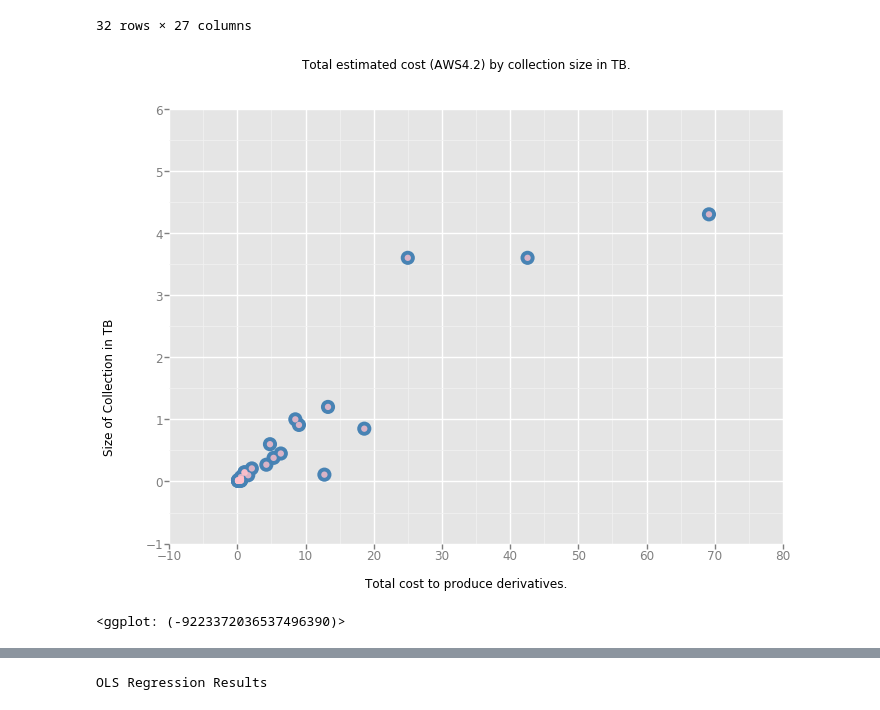
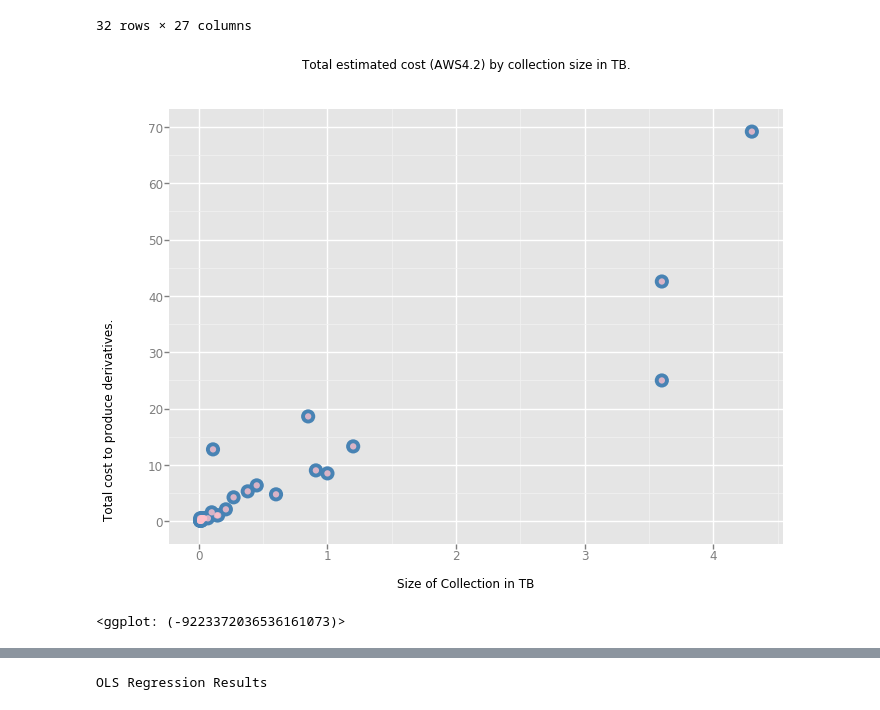
Before and after one commit to greebie/scatterdemo, a Jupyter notebook: Scatterplot Examples.ipynb, the cells around one changed output, grey strips where cells are left out. Cells and saved outputs as stored; diff of their text form; code cells hidden in the pictures.

```diff
--- a/Scatterplot Examples.ipynb
+++ b/Scatterplot Examples.ipynb
@@ -154,19 +151,17 @@ susData
 32 rows × 27 columns
 # %%
 TITLE = ggtitle("Total estimated cost (AWS4.2) by collection size in TB.")
-XLAB = xlab("Total cost to produce derivatives.")
-YLAB = ylab("Size of Collection in TB")
-XLIM = xlim(-10, 80) # set limits for x-axis
-YLIM = ylim(-1, 6) # set limits for y-axis, if desired
-ggplot(susData, aes(COST, SIZE)) +\
+XLAB = ylab("Total cost to produce derivatives.")
+YLAB = xlab("Size of Collection in TB")
+XLIM = ylim(-10, 80) # set limits for x-axis
+YLIM = xlim(-1, 6) # set limits for y-axis, if desired
+ggplot(susData, aes(SIZE, COST)) +\
     defaultBackground +\
-    geom_abline(intercept=20) +\
     defaultForeground +\
-    TITLE + XLAB + YLAB +\
-    XLIM + YLIM
+    TITLE + XLAB + YLAB
 # %% [output]
-[figure, old version]
+[figure, new version]
-<ggplot: (-9223372036537496390)>
+<ggplot: (-9223372036536161073)>
 # %%
 independent = sm.add_constant(independent) ## let's add an intercept (beta_0) to our model
 model = sm.OLS(dependent, independent).fit()
```
Also changed, not shown: parts of 5 cells of this notebook.
